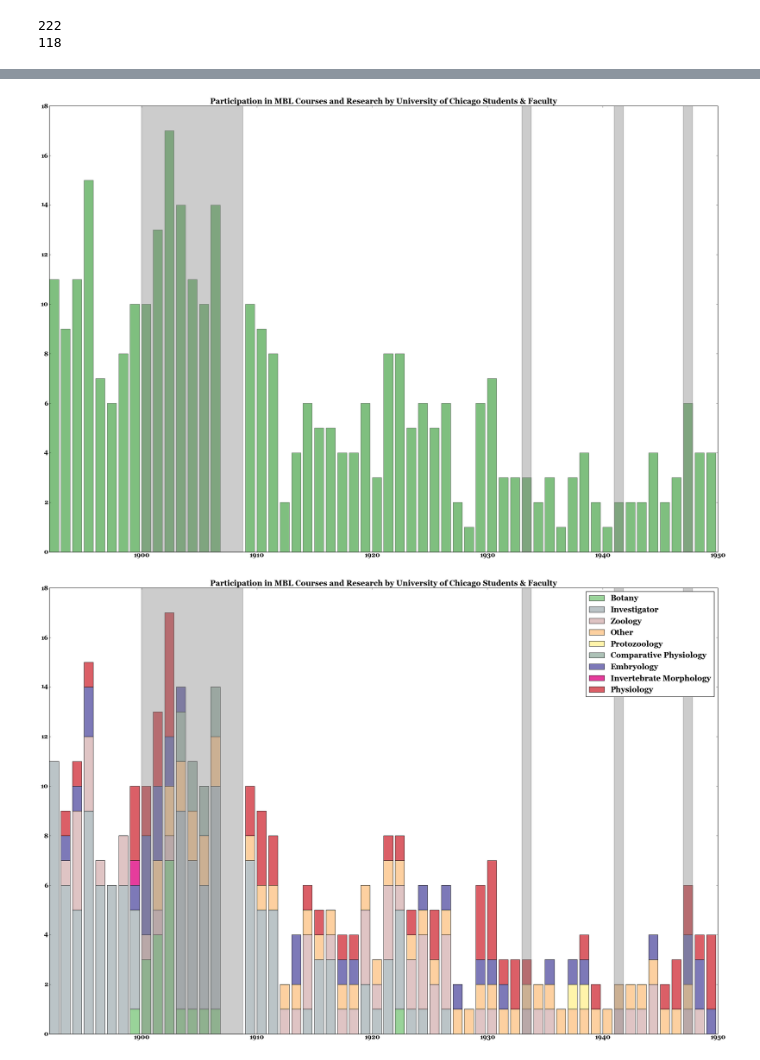
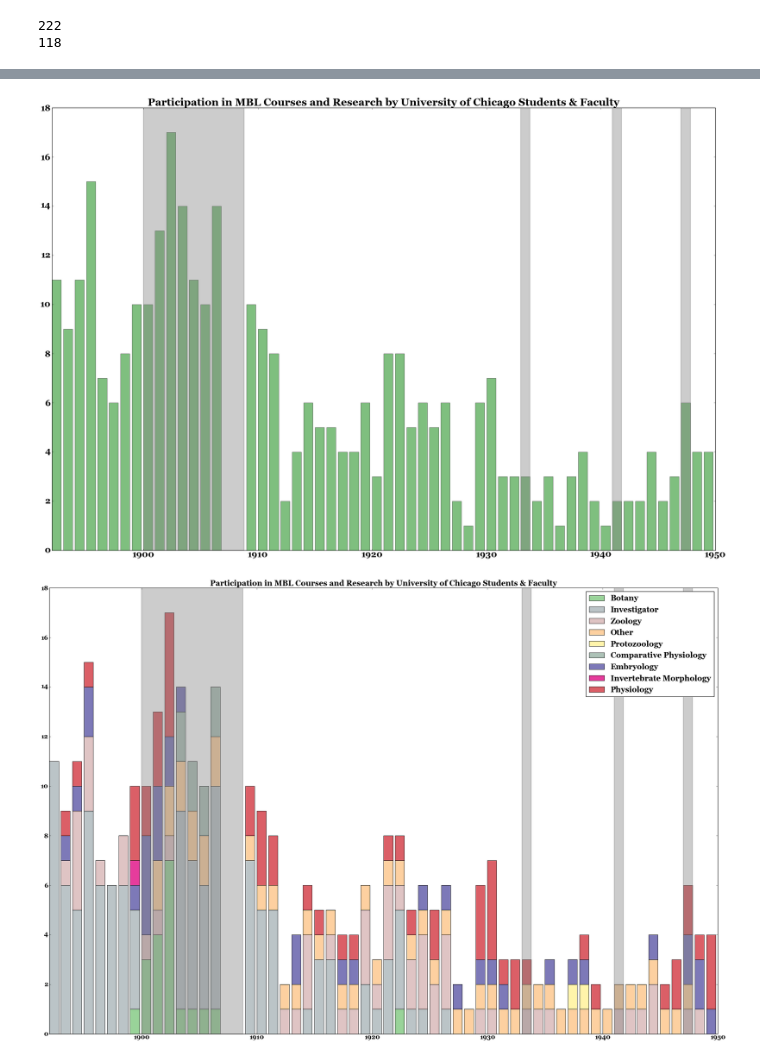
Before and after one commit to erickpeirson/MBL-course-data-visualizations, a Jupyter notebook: 2014-01-20 MBL Course Data.ipynb, the cells around one changed output, grey strips where cells are left out. Cells and saved outputs as stored; diff of their text form; code cells hidden in the pictures.

Commit message:
increased font size for chicago figure

```diff
--- a/2014-01-20 MBL Course Data.ipynb
+++ b/2014-01-20 MBL Course Data.ipynb
@@ -231,30 +234,30 @@ cz = zip(np.arange(len(courses_year)), colors)
 # %%
 y_sum = np.zeros(courses_year.shape[1])
 for i in xrange(courses_year.shape[1]):
     y_sum[i] = np.sum(courses_year[:, i])
 
 fig = plt.figure(figsize=(30,20))
 
 font = {'family' : 'georgia',
         'weight' : 'bold',
-        'size'   : 16}
+        'size'   : 22}
 matplotlib.rc('font', **font)
 ax1 = plt.subplot(1, 1, 1)
 last = 0
 
 ax1.bar( range(1892,1950), y_sum, lw=1, color='green', alpha=0.5)
 
 ax1.add_patch(plt.Rectangle((1900,0), 8.8, 800, color='gray', alpha=0.4, lw=2))
 ax1.add_patch(plt.Rectangle((1933,0), 0.8, 800, color='gray', alpha=0.4, lw=2))
 ax1.add_patch(plt.Rectangle((1941,0), 0.8, 800, color='gray', alpha=0.4, lw=2))
 ax1.add_patch(plt.Rectangle((1947,0), 0.8, 800, color='gray', alpha=0.4, lw=2))
 
 plt.title('Participation in MBL Courses and Research by University of Chicago Students & Faculty')
 plt.xlim(1892,1950)
 
 plt.show()
 # %% [output]
-[figure, old version]
+[figure, new version]
 # %%
 y_stack = np.cumsum(courses_year, axis=0)
 
```
Also changed, not shown: parts of 3 cells of this notebook, 1 other file.
